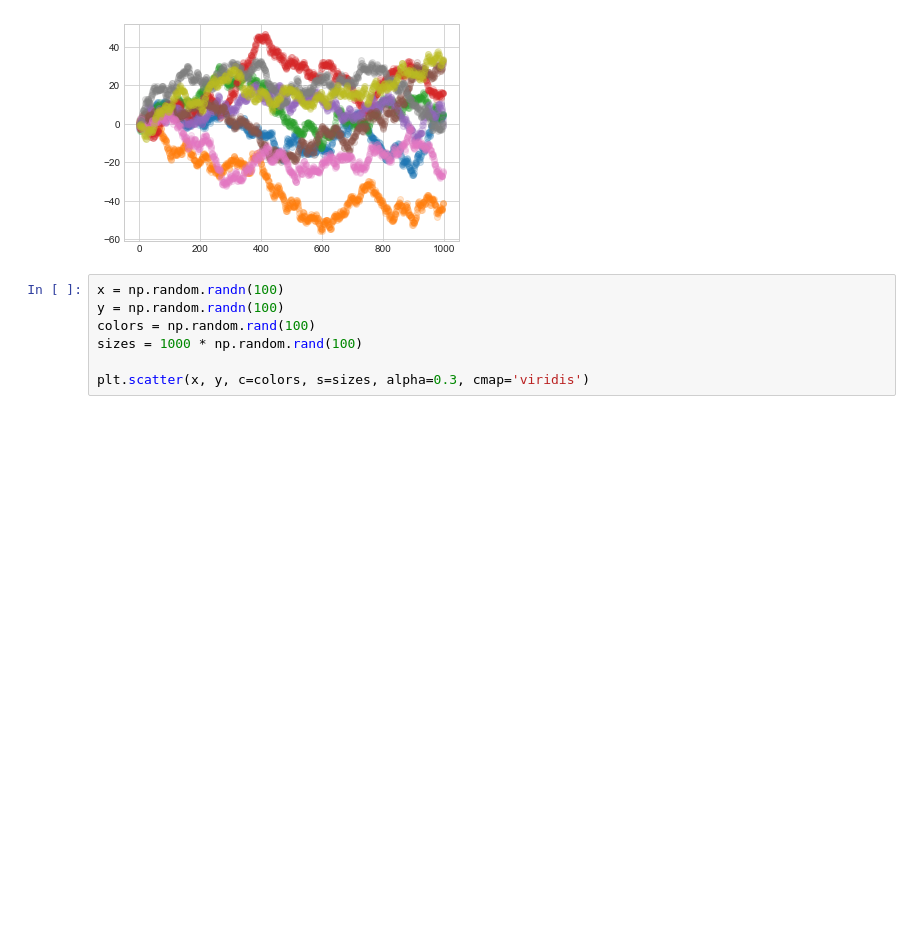
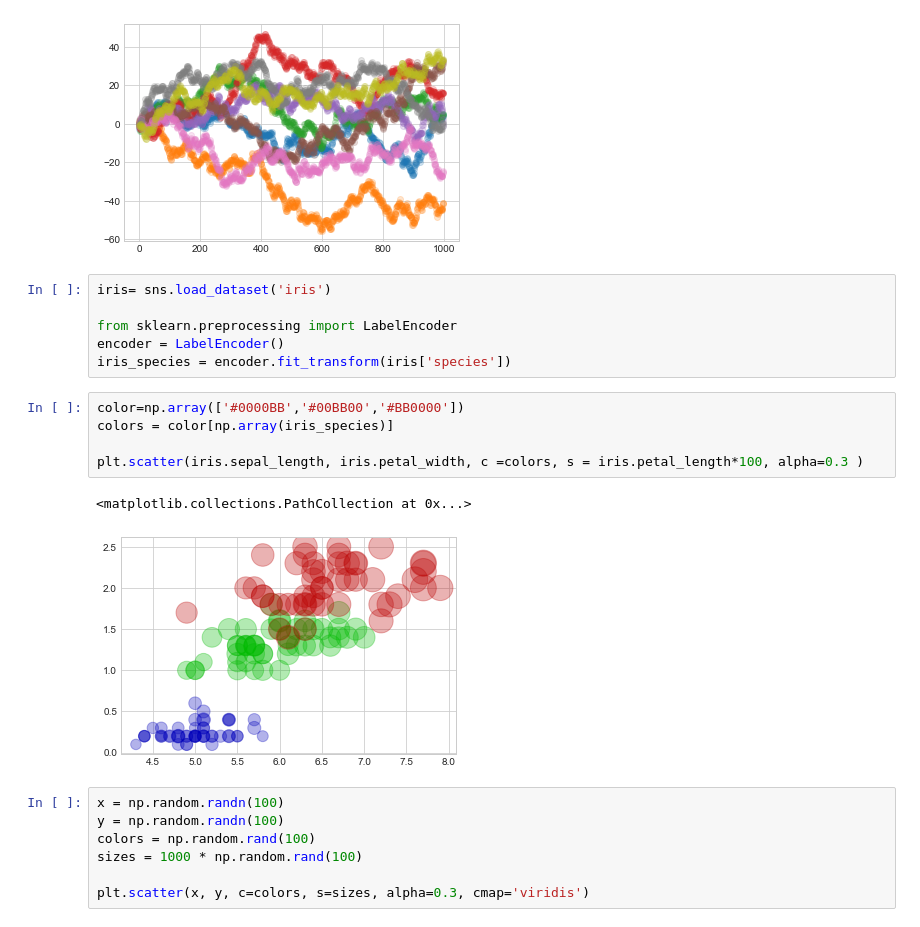
Before and after one commit to SeWonKwon/Data_Visualization, a Jupyter notebook: Matplotlib/M10_Matplotlib Scatter & Bubble Plot.ipynb, the cells around one changed output. Saved outputs shown, nothing was run; the diff lists cells and outputs as text; blank space fills up the shorter version.

```diff
--- a/Matplotlib/M10_Matplotlib Scatter & Bubble Plot.ipynb
+++ b/Matplotlib/M10_Matplotlib Scatter & Bubble Plot.ipynb
@@ -74,6 +107,20 @@ for i in range(9):
     plt.scatter(x, y, alpha=0.2, cmap='viridis')
 # %% [output]
 [figure]
+# %%
+iris= sns.load_dataset('iris')
+
+from sklearn.preprocessing import LabelEncoder
+encoder = LabelEncoder()
+iris_species = encoder.fit_transform(iris['species'])
+# %%
+color=np.array(['#0000BB','#00BB00','#BB0000'])
+colors = color[np.array(iris_species)]
+
+plt.scatter(iris.sepal_length, iris.petal_width, c =colors, s = iris.petal_length*100, alpha=0.3 )
+# %% [output]
+<matplotlib.collections.PathCollection at 0x...>
+[figure, added]
 # %%
 x = np.random.randn(100)
 y = np.random.randn(100)
```
Also changed, not shown: parts of 7 cells of this notebook, 7 other files.
